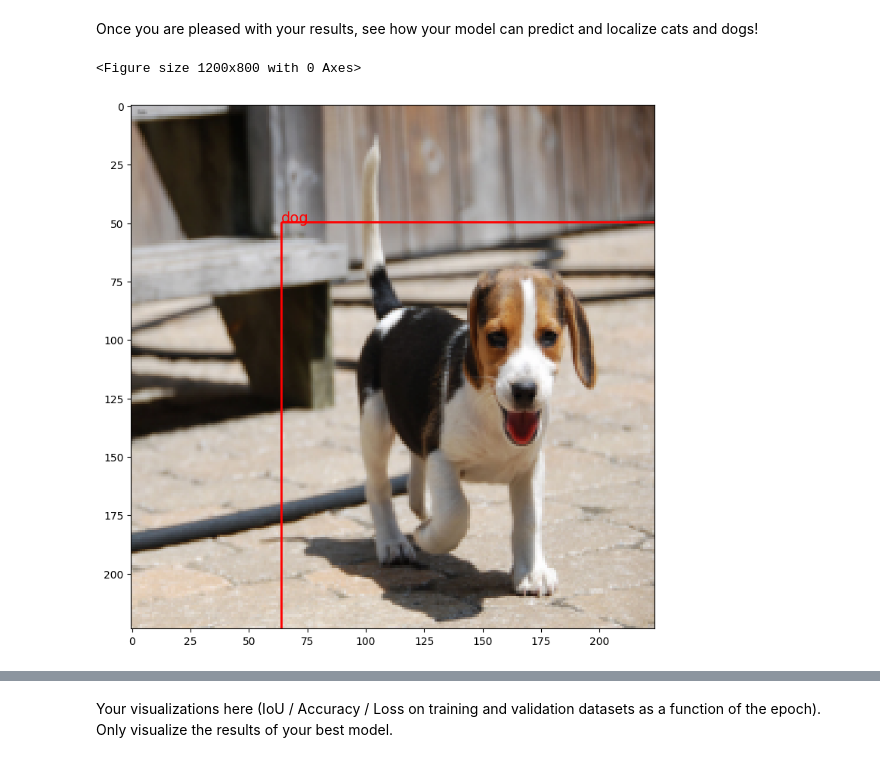
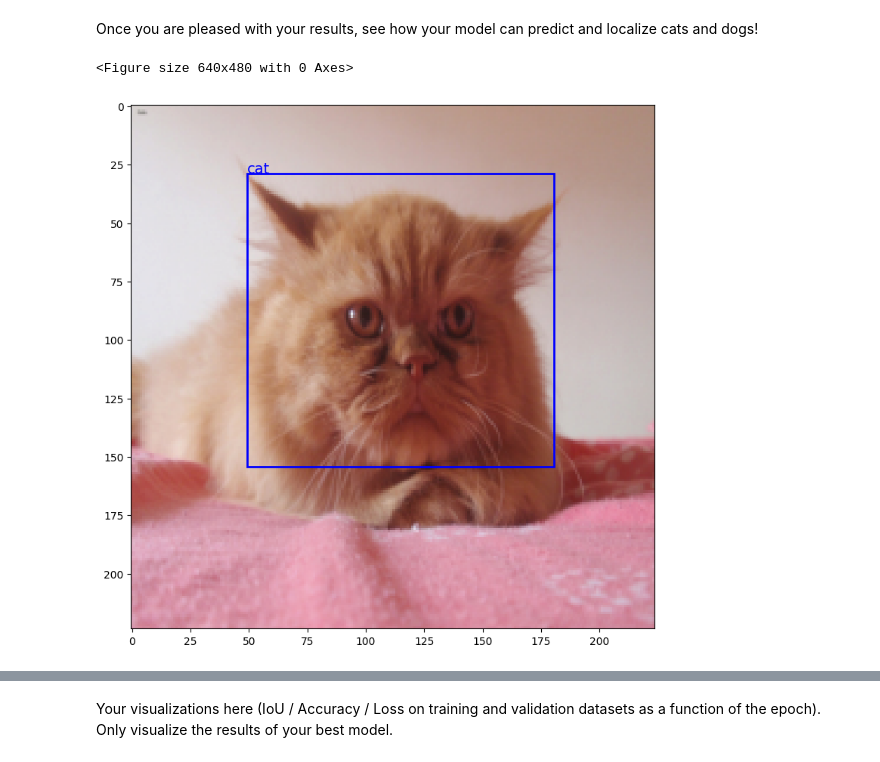
Before and after one commit to nivalt/DeepLearningRU, a Jupyter notebook: allHW/HW3/HW3_203459011.ipynb, the cells around one changed output, grey strips where cells are left out. Saved outputs shown, nothing was run; the diff lists cells and outputs as text; code cells hidden in the pictures.

```diff
--- a/allHW/HW3/HW3_203459011.ipynb
+++ b/allHW/HW3/HW3_203459011.ipynb
@@ -419,8 +419,9 @@ class CNN(nn.Module):
 
         self.localization_fc = nn.Sequential(
             # 4 points to (x,y,w,h)
-            nn.Linear(2048, 512),
-            nn.BatchNorm1d(512),
+            nn.Linear(2048, 1024),
+            nn.ReLU(inplace=True),
+            nn.Linear(1024, 512),
             nn.ReLU(inplace=True),
             nn.Linear(512, 4)
         )
@@ -523,7 +551,7 @@ def train_model(model, criterion_cls, criterion_bbox, optimizer, scheduler=None,
                         batch_loss.backward()
                         optimizer.step()
 
-                running_loss += batch_loss.item() * inputs.size(0)
+                running_loss += batch_loss.item()
                 running_corrects += correct_predictions_batch
 
                 #############################################################################
@@ -574,7 +602,7 @@ optimizer = None
 #############################################################################
 criterion_cls = nn.CrossEntropyLoss()
 criterion_bbox = nn.MSELoss()
-optimizer = optim.SGD(cnn.parameters(), lr=0.001, momentum=0.9)
+optimizer = optim.SGD(cnn.parameters(), lr=0.001, momentum=0.8)
 #############################################################################
 #                             END OF YOUR CODE                              #
 #############################################################################
@@ -600,15 +628,34 @@ Training complete in 2m 45s
 Best val Acc: 0.993671
 # %% [markdown]
 Once you are pleased with your results, see how your model can predict and localize cats and dogs!
+# %%
+# classes = ('cat','dog')
+def imshow(img, label, bbox, color='r'):
+    image = np.copy(img[0])
+    image = np.transpose(image, (1, 2, 0))
+    image *= np.array([0.229, 0.224, 0.225])
+    image += np.array([0.485, 0.456, 0.406])
+    label = label[0]
+    bbox = bbox[0]
+    plt.figure();
+    fig, ax = plt.subplots(1, figsize=(12,9));
+    ax.imshow(image);
+    x1, y1, x2, y2 = bbox.numpy().reshape(-1) * 224
+    box_w, box_h = np.abs(x2-x1), np.abs(y2-y1)
+    bbox = patches.Rectangle((x1, y1), box_w, box_h, linewidth=2,
+                             edgecolor=color, facecolor='none');
+    ax.add_patch(bbox);
+    ax.annotate(classes[label], (x1, y1), color=color, fontsize=14);
 # %%
 # Get a batch of validation data
 sample = next(iter(dataloaders['val']))
 with torch.no_grad():
     images = sample['image']
     images = images.to(device)
     label_pred, bbox_pred = best_model(images)
     _, label_pred = torch.max(label_pred, 1)
-imshow(sample['image'], label_pred.cpu(), bbox_pred.cpu())
+# imshow(sample['image'], label_pred.cpu(), bbox_pred.cpu(), color='r')
+imshow(sample['image'], sample['label'], sample['bbox'], color='b')
 # %% [output]
-<Figure size 1200x800 with 0 Axes>
+<Figure size 640x480 with 0 Axes>
-[figure, old version]
+[figure, new version]
```
Also changed, not shown: parts of 6 cells of this notebook.
